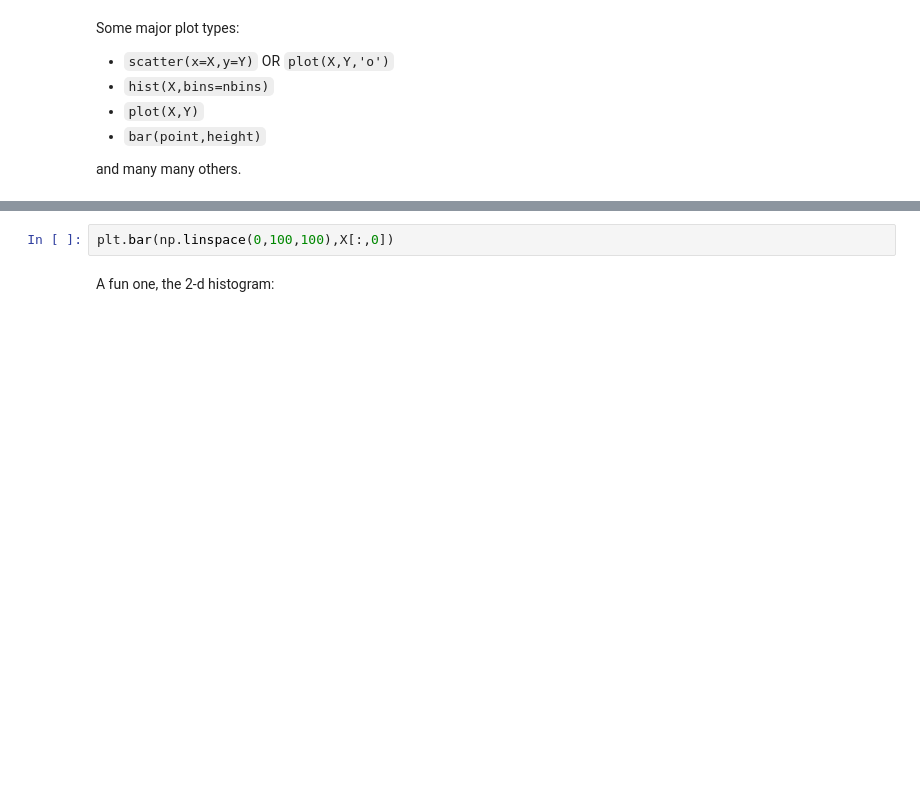
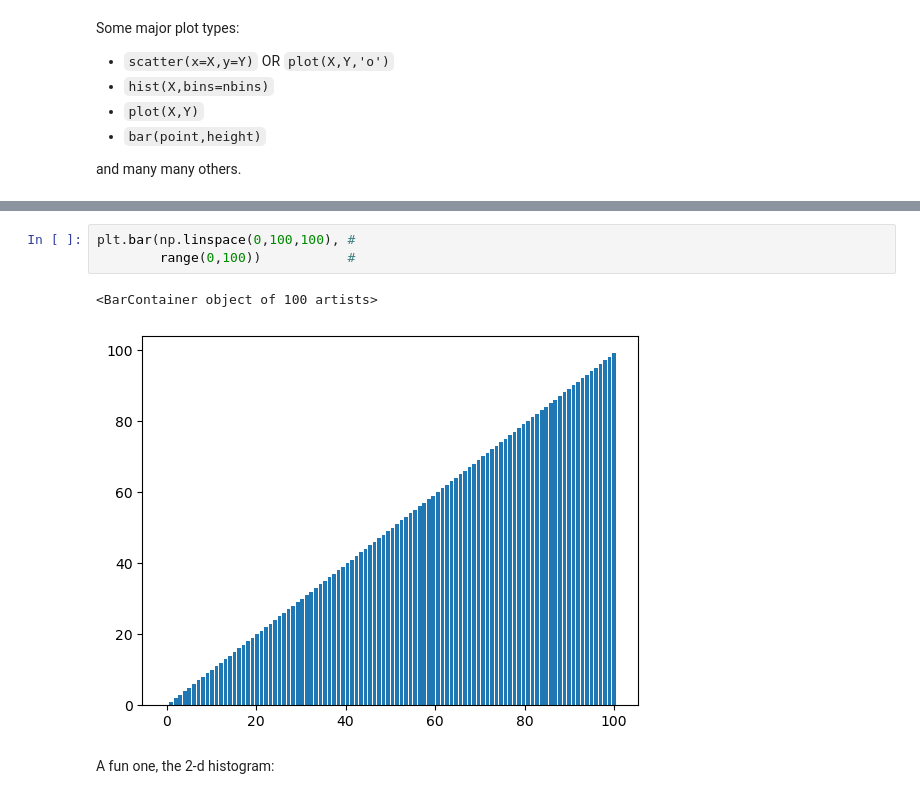
Before and after one commit to jphutch/ACE-592-SAE, a Jupyter notebook: Lectures/1_Introduction/50_Matplotlib.ipynb, the cells around one changed output, grey strips where cells are left out. Drawn from its saved outputs; the diff is of its cells as text; blank space fills up the shorter version.

```diff
--- a/Lectures/1_Introduction/50_Matplotlib.ipynb
+++ b/Lectures/1_Introduction/50_Matplotlib.ipynb
@@ -185,5 +220,9 @@ plt.savefig("example.png")
 # %%
-plt.bar(np.linspace(0,100,100),X[:,0])
+plt.bar(np.linspace(0,100,100), #
+        range(0,100))           #
+# %% [output]
+<BarContainer object of 100 artists>
+[figure, added]
 # %% [markdown]
 A fun one, the 2-d histogram:
 # %%
```
Also changed, not shown: parts of 24 cells of this notebook, 3 other files.
